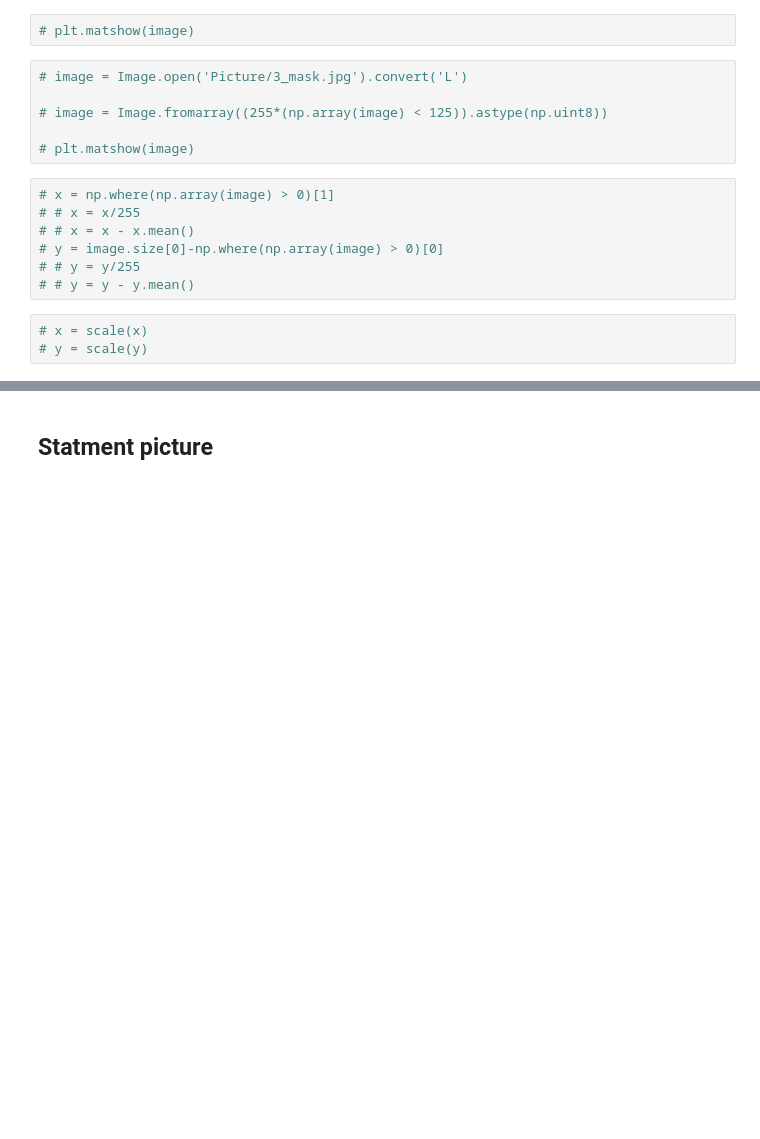
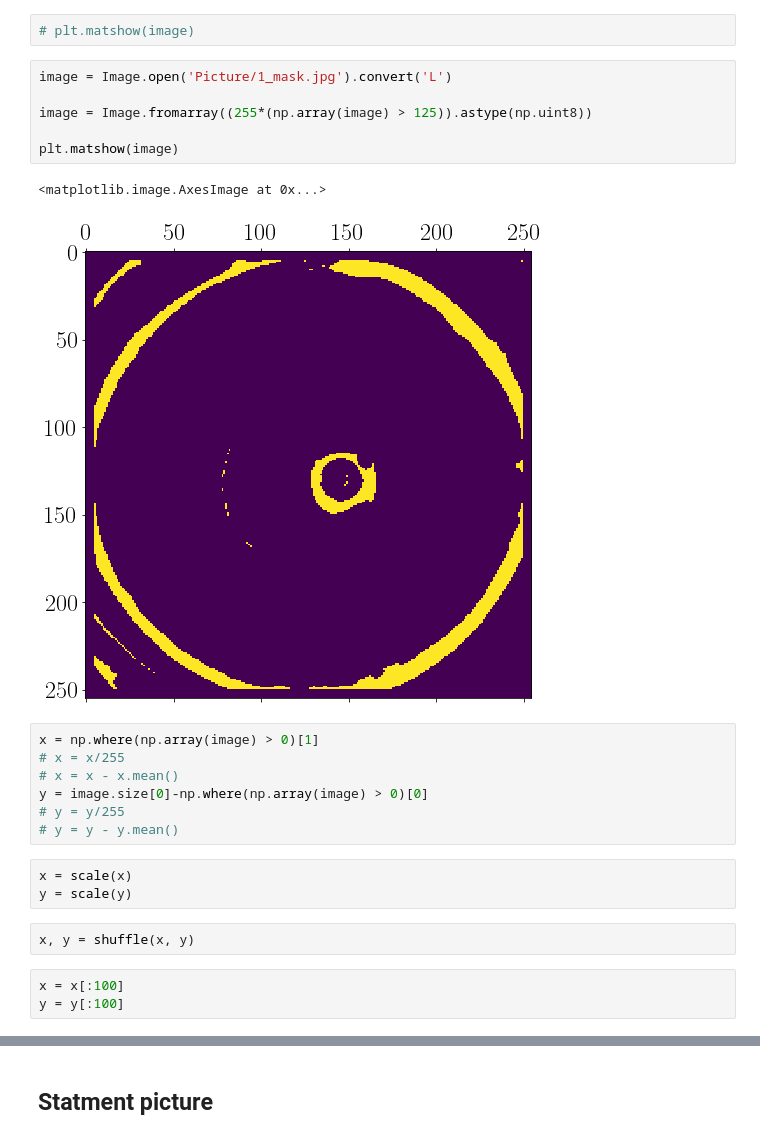
Before and after one commit to andriygav/EMprior, a Jupyter notebook: code/TorchModelConstructor.ipynb, the cells around one changed output, grey strips where cells are left out. Saved outputs shown, nothing was run; the diff lists cells and outputs as text; blank space fills up the shorter version.

```diff
--- a/code/TorchModelConstructor.ipynb
+++ b/code/TorchModelConstructor.ipynb
@@ -343,19 +348,27 @@ from PIL import ImageDraw
 # %%
 # plt.matshow(image)
 # %%
-# image = Image.open('Picture/3_mask.jpg').convert('L')
+image = Image.open('Picture/1_mask.jpg').convert('L')
 
-# image = Image.fromarray((255*(np.array(image) < 125)).astype(np.uint8))
+image = Image.fromarray((255*(np.array(image) > 125)).astype(np.uint8))
 
-# plt.matshow(image)
+plt.matshow(image)
+# %% [output]
+<matplotlib.image.AxesImage at 0x...>
+[figure, added]
 # %%
-# x = np.where(np.array(image) > 0)[1]
-# # x = x/255
-# # x = x - x.mean()
-# y = image.size[0]-np.where(np.array(image) > 0)[0]
-# # y = y/255
-# # y = y - y.mean()
+x = np.where(np.array(image) > 0)[1]
+# x = x/255
+# x = x - x.mean()
+y = image.size[0]-np.where(np.array(image) > 0)[0]
+# y = y/255
+# y = y - y.mean()
 # %%
-# x = scale(x)
-# y = scale(y)
+x = scale(x)
+y = scale(y)
+# %%
+x, y = shuffle(x, y)
+# %%
+x = x[:100]
+y = y[:100]
 # %%
```
Also changed, not shown: parts of 31 cells of this notebook, 14 other files.
